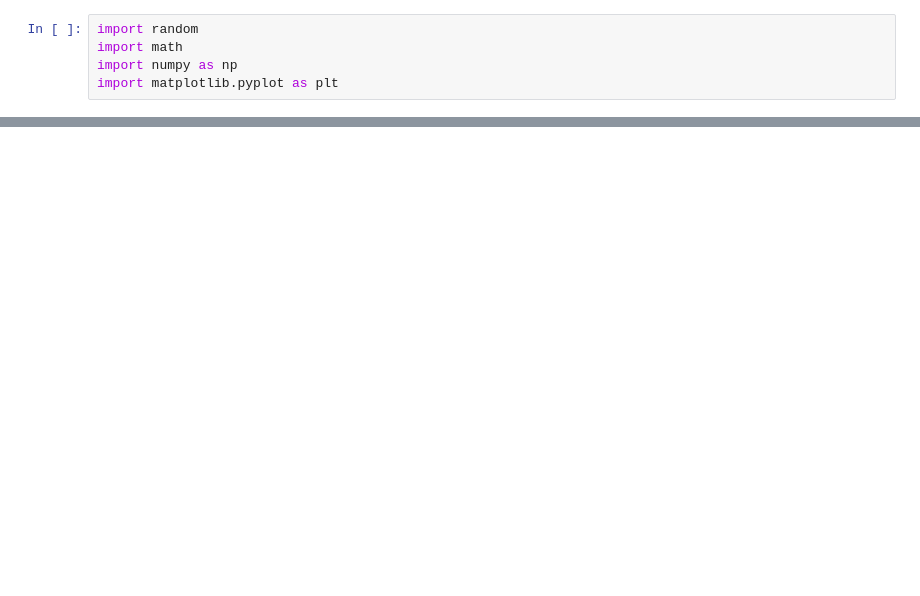
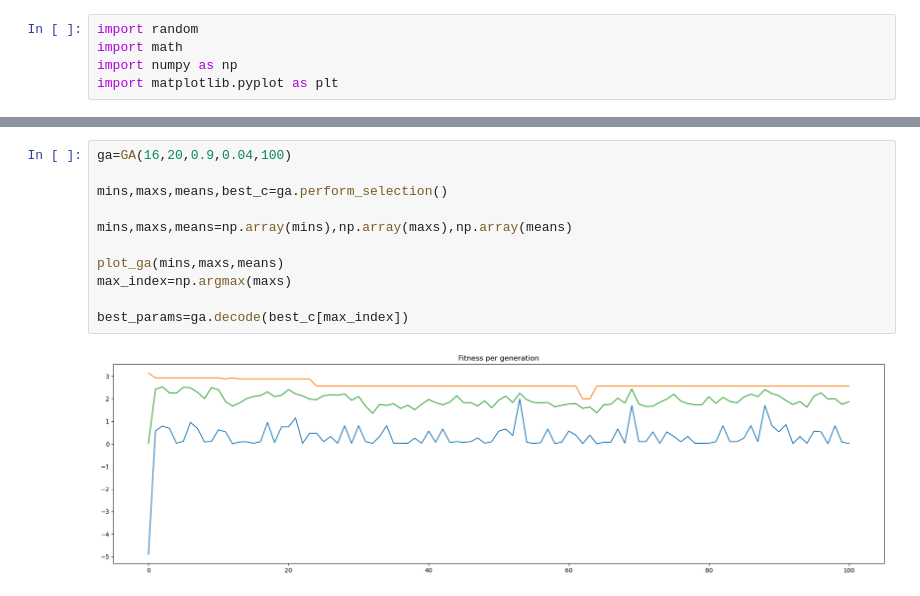
Before and after one commit to williamasesoftware/Optimization, a Jupyter notebook: SolutionZ.ipynb, the cells around one changed output, grey strips where cells are left out. Saved outputs shown, nothing was run; the diff lists cells and outputs as text; blank space fills up the shorter version.

```diff
--- a/SolutionZ.ipynb
+++ b/SolutionZ.ipynb
@@ -141,3 +151,16 @@ def plot_ga(mins,maxs,means):
     plt.plot(x,c[2])
 
     plt.show()
+# %%
+ga=GA(16,20,0.9,0.04,100)
+
+mins,maxs,means,best_c=ga.perform_selection()
+
+mins,maxs,means=np.array(mins),np.array(maxs),np.array(means)
+
+plot_ga(mins,maxs,means)
+max_index=np.argmax(maxs)
+
+best_params=ga.decode(best_c[max_index])
+# %% [output]
+[figure, added]
```
Also changed, not shown: parts of 1 cell of this notebook.
